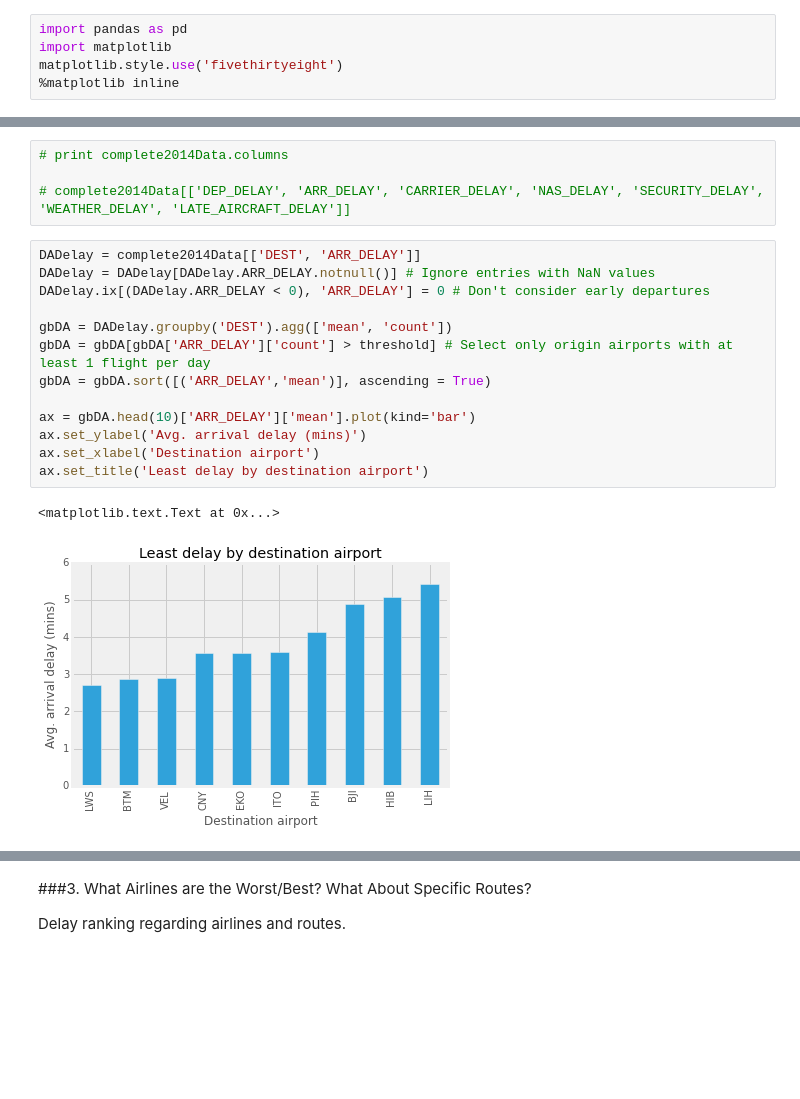
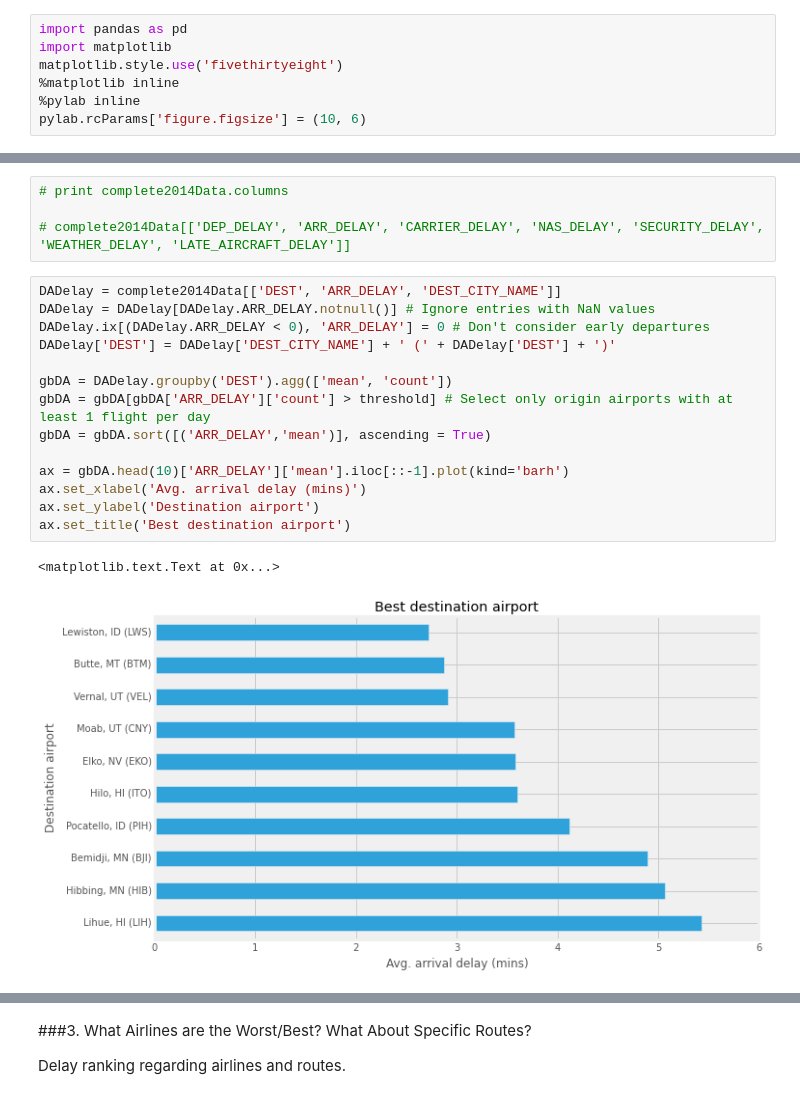
Before and after one commit to LeonhardFS/flightbbq, a Jupyter notebook: 03_DataExploration.ipynb, the cells around one changed output, grey strips where cells are left out. Saved outputs shown, nothing was run; the diff lists cells and outputs as text; blank space fills up the shorter version.

```diff
--- a/03_DataExploration.ipynb
+++ b/03_DataExploration.ipynb
@@ -5,3 +5,5 @@ import pandas as pd
 import matplotlib
 matplotlib.style.use('fivethirtyeight')
 %matplotlib inline
+%pylab inline
+pylab.rcParams['figure.figsize'] = (10, 6)
@@ -71,20 +76,21 @@ ax2.set_title('Worst departure airports')
 
 # complete2014Data[['DEP_DELAY', 'ARR_DELAY', 'CARRIER_DELAY', 'NAS_DELAY', 'SECURITY_DELAY', 'WEATHER_DELAY', 'LATE_AIRCRAFT_DELAY']]
 # %%
-DADelay = complete2014Data[['DEST', 'ARR_DELAY']]
+DADelay = complete2014Data[['DEST', 'ARR_DELAY', 'DEST_CITY_NAME']]
 DADelay = DADelay[DADelay.ARR_DELAY.notnull()] # Ignore entries with NaN values
 DADelay.ix[(DADelay.ARR_DELAY < 0), 'ARR_DELAY'] = 0 # Don't consider early departures
+DADelay['DEST'] = DADelay['DEST_CITY_NAME'] + ' (' + DADelay['DEST'] + ')'
 
 gbDA = DADelay.groupby('DEST').agg(['mean', 'count'])
 gbDA = gbDA[gbDA['ARR_DELAY']['count'] > threshold] # Select only origin airports with at least 1 flight per day
 gbDA = gbDA.sort([('ARR_DELAY','mean')], ascending = True)
 
-ax = gbDA.head(10)['ARR_DELAY']['mean'].plot(kind='bar')
-ax.set_ylabel('Avg. arrival delay (mins)')
-ax.set_xlabel('Destination airport')
-ax.set_title('Least delay by destination airport')
+ax = gbDA.head(10)['ARR_DELAY']['mean'].iloc[::-1].plot(kind='barh')
+ax.set_xlabel('Avg. arrival delay (mins)')
+ax.set_ylabel('Destination airport')
+ax.set_title('Best destination airport')
 # %% [output]
 <matplotlib.text.Text at 0x...>
-[figure, old version]
+[figure, new version]
 # %%
 gbDA = gbDA.sort([('ARR_DELAY','mean')], ascending = False)
```
Also changed, not shown: parts of 12 cells of this notebook.
